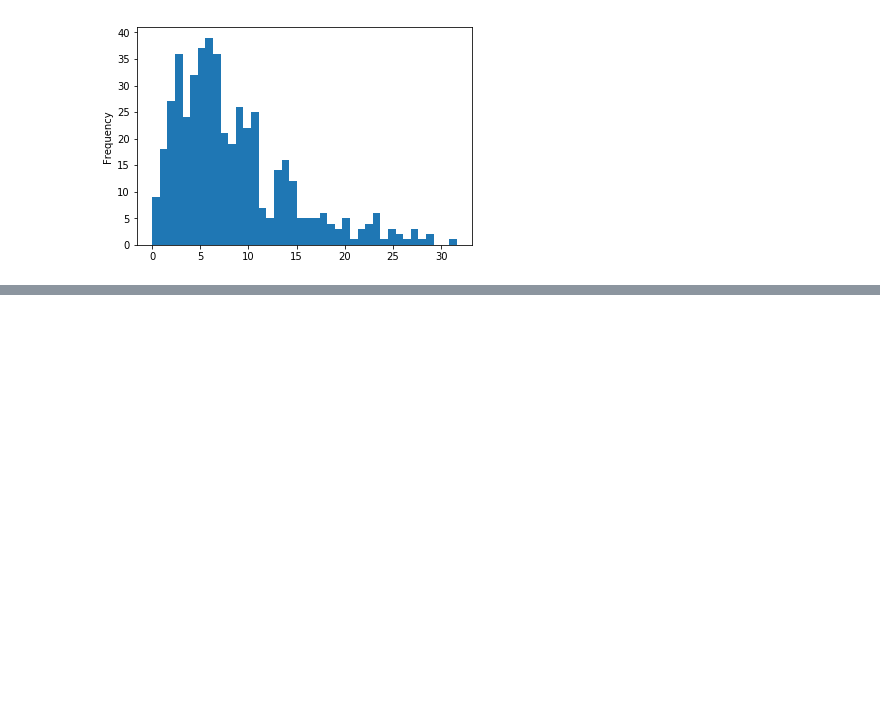
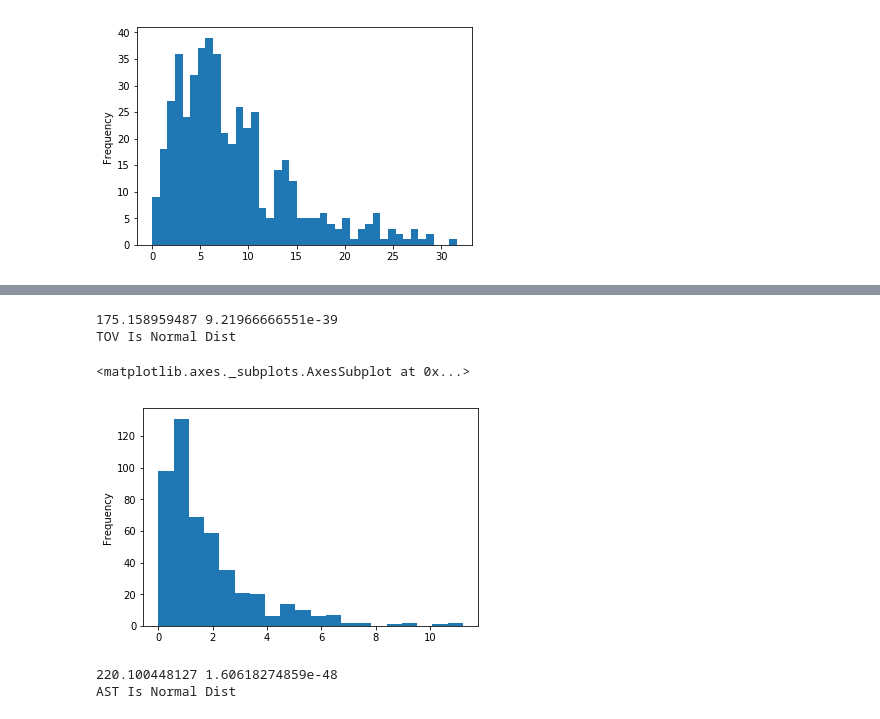
Before and after one commit to AaronWong14/Cogs108ProjectNBA, a Jupyter notebook: Data_Visualization.ipynb, the cells around one changed output, grey strips where cells are left out. Saved outputs shown, nothing was run; the diff lists cells and outputs as text; code cells hidden in the pictures; blank space fills up the shorter version.

```diff
--- a/Data_Visualization.ipynb
+++ b/Data_Visualization.ipynb
@@ -52,0 +102,25 @@ Not normal distribution
+# %%
+z,pval = mstats.normaltest(df_2016['TOV'])
+print(z, pval)
+if(pval < 0.001):
+    print('TOV Is Normal Dist')
+else:
+    print('TOV Is not Normal Dist')
+# %% [output]
+175.158959487 9.21966666551e-39
+TOV Is Normal Dist
+# %%
+df_2016['AST'].plot.hist(bins=20)
+# %% [output]
+<matplotlib.axes._subplots.AxesSubplot at 0x...>
+[figure, added]
+# %%
+z,pval = mstats.normaltest(df_2016['AST'])
+print(z, pval)
+if(pval < 0.001):
+    print('AST Is Normal Dist')
+else:
+    print('AST Is not Normal Dist')
+# %% [output]
+220.100448127 1.60618274859e-48
+AST Is Normal Dist
```
Also changed, not shown: parts of 33 cells of this notebook.
